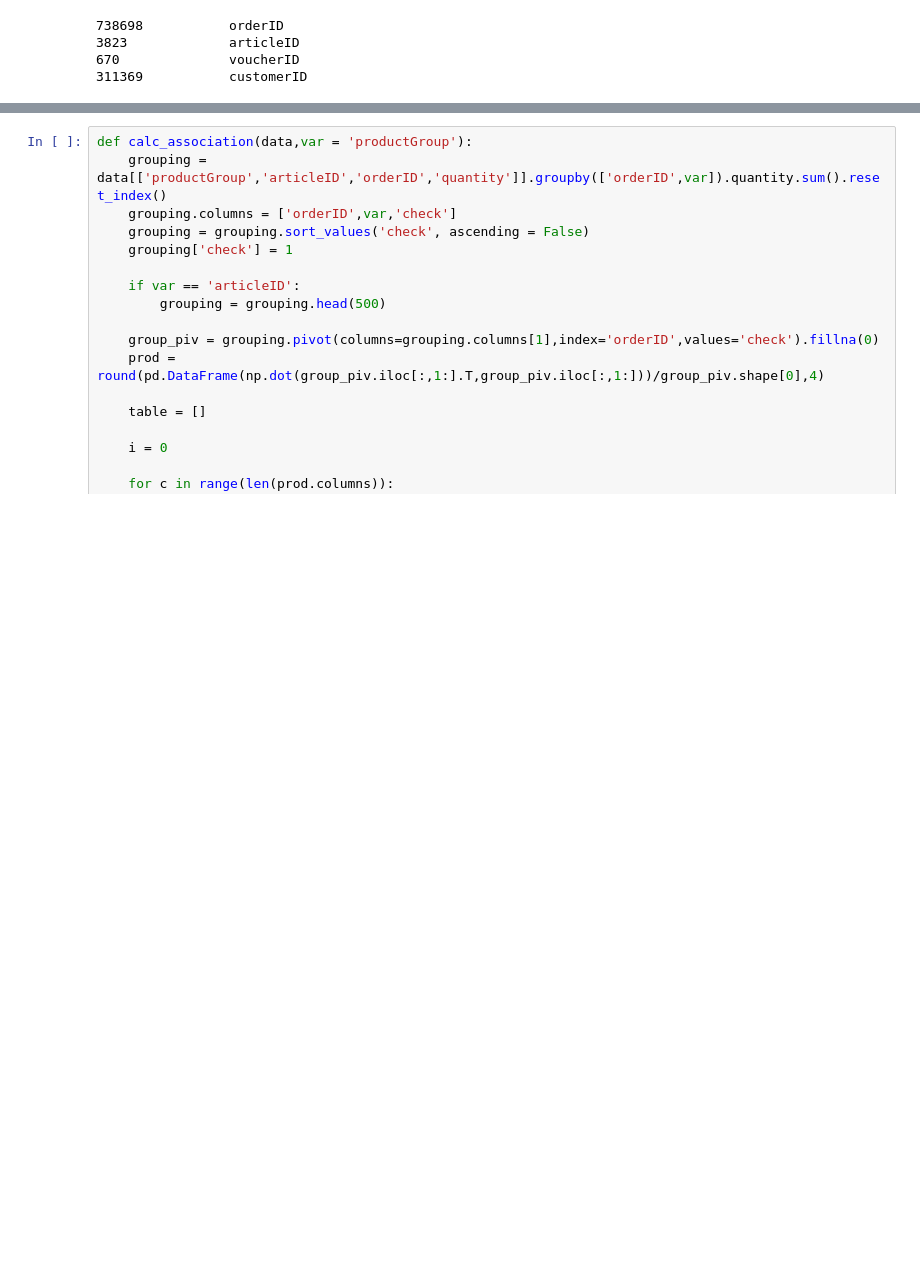
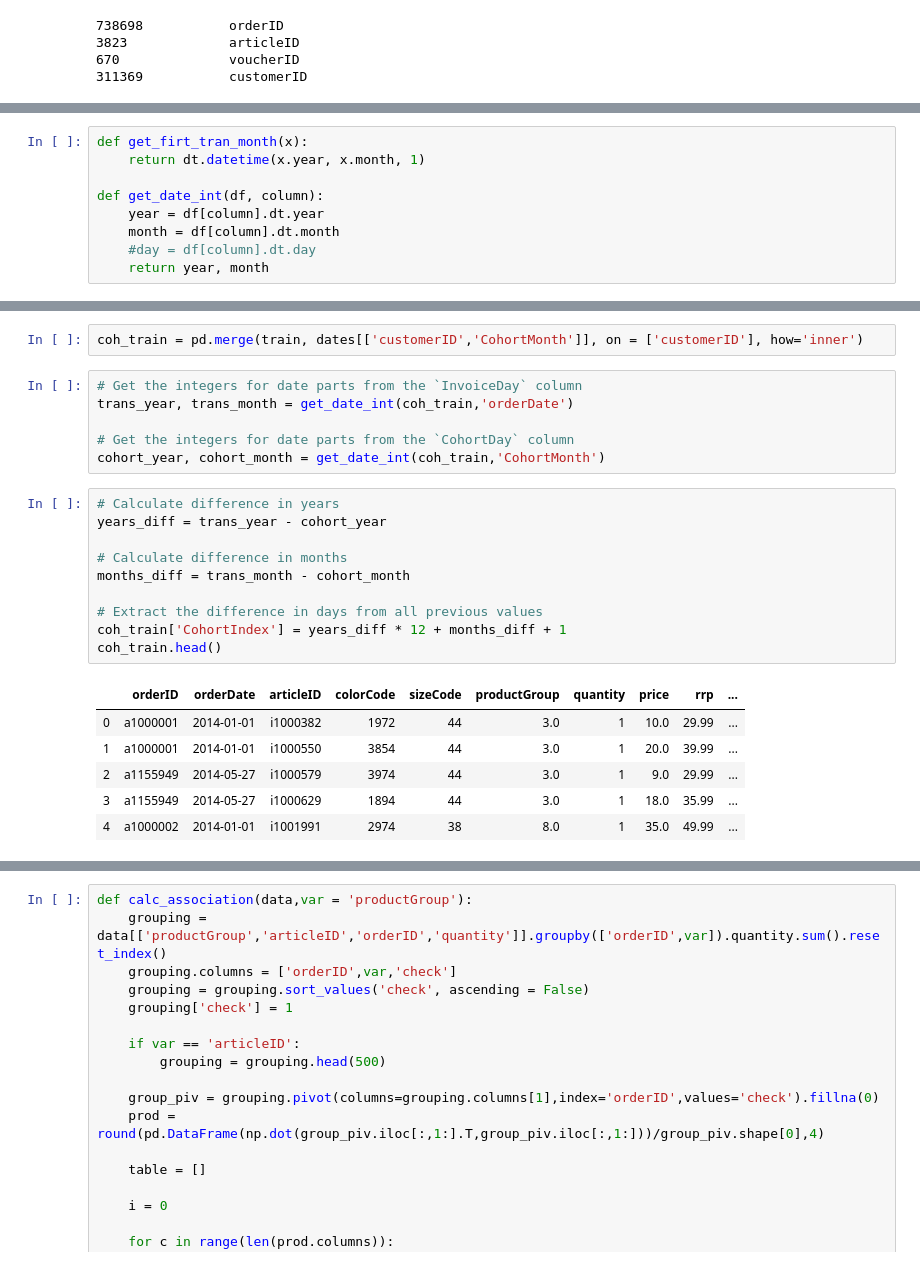
Before and after one commit to MichalWlodkowski/Data_Cup_2016, a Jupyter notebook: DataCup_returns.ipynb, the cells around one changed output, grey strips where cells are left out. Drawn from its saved outputs; the diff is of its cells as text; blank space fills up the shorter version.

```diff
--- a/DataCup_returns.ipynb
+++ b/DataCup_returns.ipynb
@@ -74,0 +96,9 @@ train.sample(5)
+# %%
+def get_firt_tran_month(x):
+    return dt.datetime(x.year, x.month, 1)
+
+def get_date_int(df, column):
+    year = df[column].dt.year
+    month = df[column].dt.month
+    #day = df[column].dt.day
+    return year, month
@@ -74,0 +121,25 @@ train.sample(5)
+# %%
+coh_train = pd.merge(train, dates[['customerID','CohortMonth']], on = ['customerID'], how='inner')
+# %%
+# Get the integers for date parts from the `InvoiceDay` column
+trans_year, trans_month = get_date_int(coh_train,'orderDate')
+
+# Get the integers for date parts from the `CohortDay` column
+cohort_year, cohort_month = get_date_int(coh_train,'CohortMonth')
+# %%
+# Calculate difference in years
+years_diff = trans_year - cohort_year
+
+# Calculate difference in months
+months_diff = trans_month - cohort_month
+
+# Extract the difference in days from all previous values
+coh_train['CohortIndex'] = years_diff * 12 + months_diff + 1
+coh_train.head()
+# %% [output]
+|  | orderID | orderDate | articleID | colorCode | sizeCode | productGroup | quantity | price | rrp | ... |
+| 0 | a1000001 | 2014-01-01 | i1000382 | 1972 | 44 | 3.0 | 1 | 10.0 | 29.99 | ... |
+| 1 | a1000001 | 2014-01-01 | i1000550 | 3854 | 44 | 3.0 | 1 | 20.0 | 39.99 | ... |
+| 2 | a1155949 | 2014-05-27 | i1000579 | 3974 | 44 | 3.0 | 1 | 9.0 | 29.99 | ... |
+| 3 | a1155949 | 2014-05-27 | i1000629 | 1894 | 44 | 3.0 | 1 | 18.0 | 35.99 | ... |
+| 4 | a1000002 | 2014-01-01 | i1001991 | 2974 | 38 | 8.0 | 1 | 35.0 | 49.99 | ... |
```
Also changed, not shown: parts of 8 cells of this notebook.
